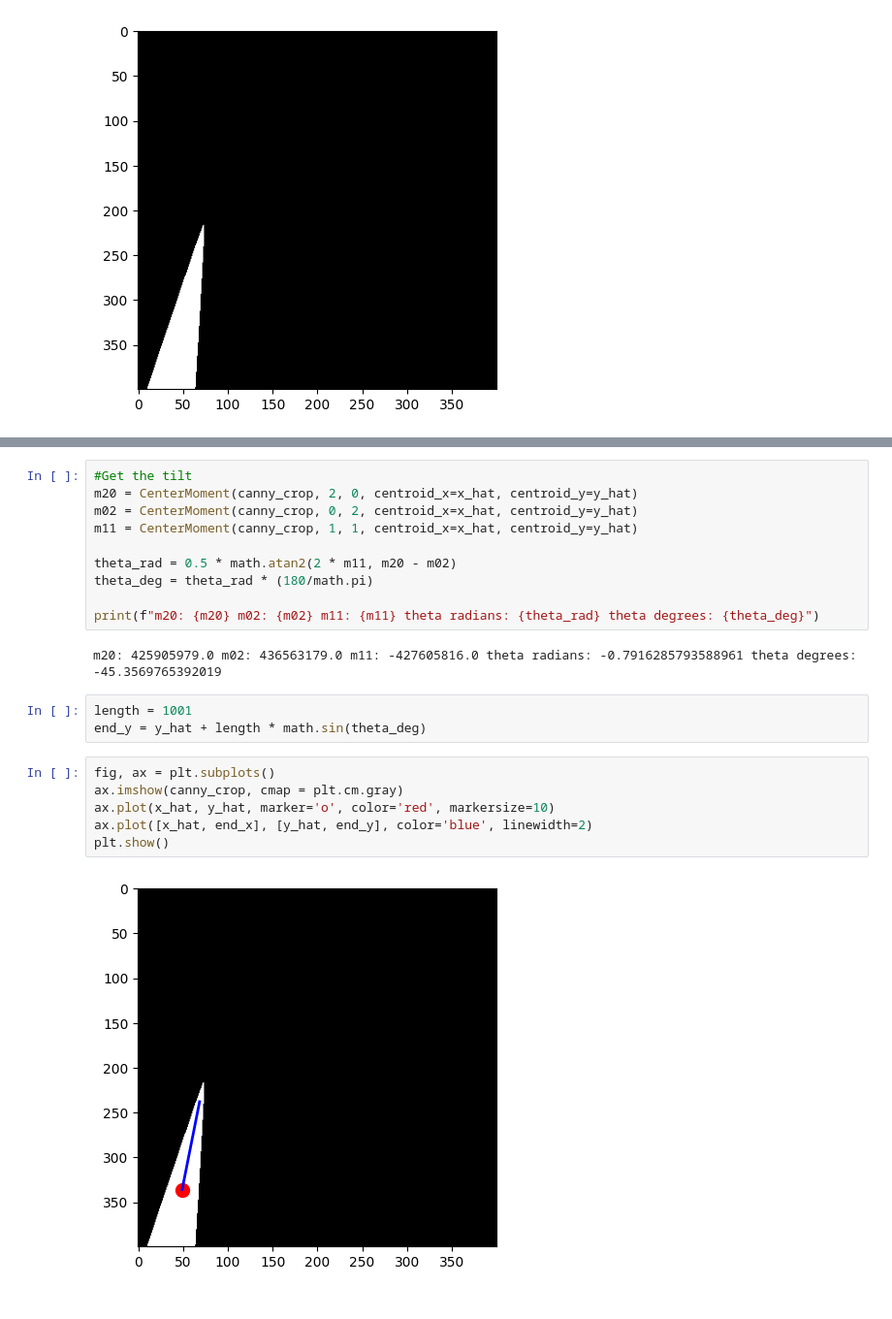
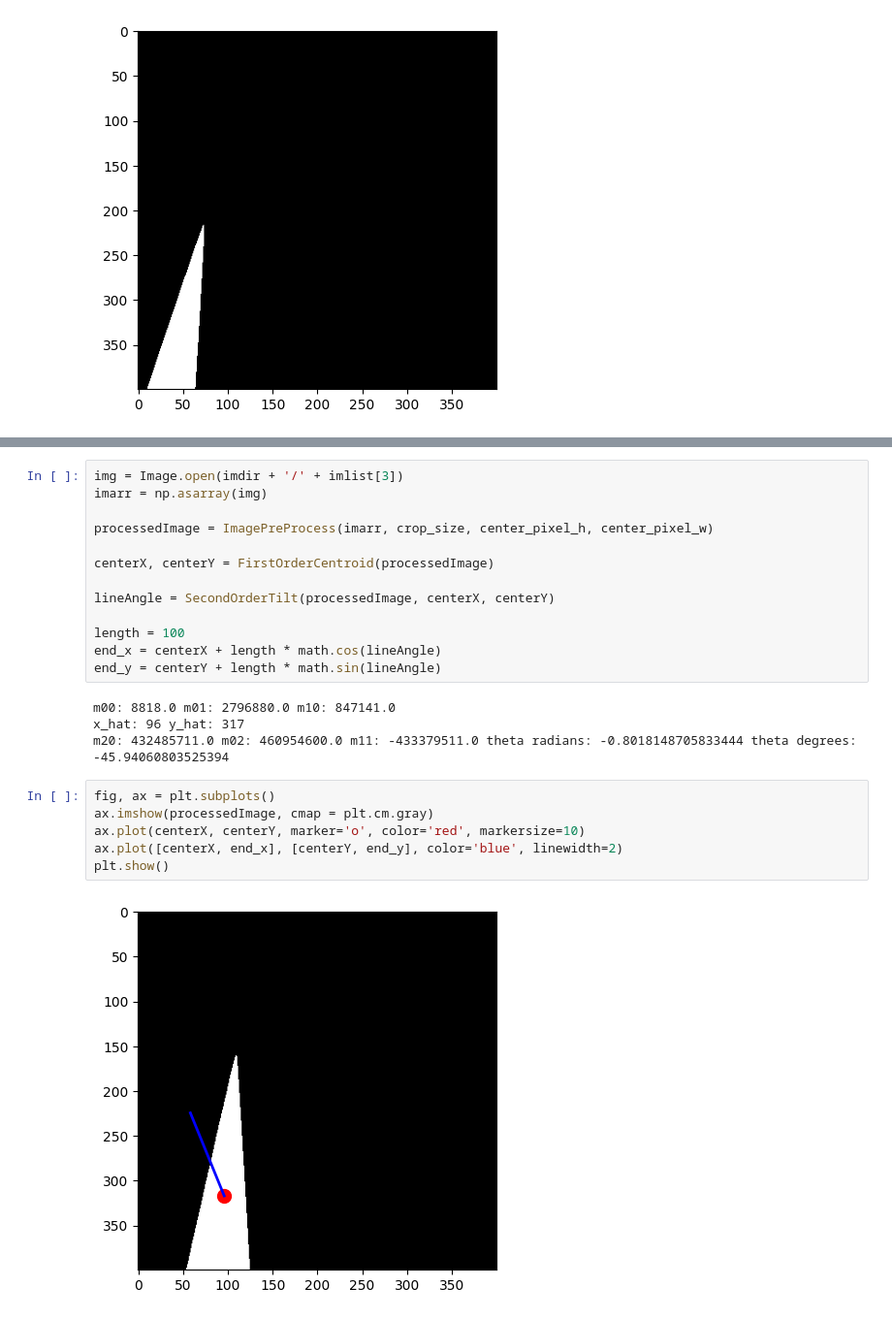
Before and after one commit to ohernpaul/LineFollower_Sim2Real, a Jupyter notebook: src/linepreprocessor/linepreprocessor/test_segmentation.ipynb, the cells around one changed output, grey strips where cells are left out. Shown at 97% size. Drawn from its saved outputs; the diff is of its cells as text.

Commit message:
Formalized centroid flow with functions

```diff
--- a/src/linepreprocessor/linepreprocessor/test_segmentation.ipynb
+++ b/src/linepreprocessor/linepreprocessor/test_segmentation.ipynb
@@ -127,23 +151,25 @@ x_hat: 49 y_hat: 336
-# %%
-#Get the tilt
-m20 = CenterMoment(canny_crop, 2, 0, centroid_x=x_hat, centroid_y=y_hat)
-m02 = CenterMoment(canny_crop, 0, 2, centroid_x=x_hat, centroid_y=y_hat)
-m11 = CenterMoment(canny_crop, 1, 1, centroid_x=x_hat, centroid_y=y_hat)
-
-theta_rad = 0.5 * math.atan2(2 * m11, m20 - m02)
-theta_deg = theta_rad * (180/math.pi)
-
-print(f"m20: {m20} m02: {m02} m11: {m11} theta radians: {theta_rad} theta degrees: {theta_deg}")
-# %% [output]
-m20: 425905979.0 m02: 436563179.0 m11: -427605816.0 theta radians: -0.7916285793588961 theta degrees: -45.3569765392019
-# %%
-length = 1001
-end_y = y_hat + length * math.sin(theta_deg)
-# %%
-fig, ax = plt.subplots()
-ax.imshow(canny_crop, cmap = plt.cm.gray)
-ax.plot(x_hat, y_hat, marker='o', color='red', markersize=10)
-ax.plot([x_hat, end_x], [y_hat, end_y], color='blue', linewidth=2)
-plt.show()
-# %% [output]
-[figure, removed]
+# %%
+img = Image.open(imdir + '/' + imlist[3])
+imarr = np.asarray(img)
+
+processedImage = ImagePreProcess(imarr, crop_size, center_pixel_h, center_pixel_w)
+
+centerX, centerY = FirstOrderCentroid(processedImage)
+
+lineAngle = SecondOrderTilt(processedImage, centerX, centerY)
+
+length = 100
+end_x = centerX + length * math.cos(lineAngle)
+end_y = centerY + length * math.sin(lineAngle)
+# %% [output]
+m00: 8818.0 m01: 2796880.0 m10: 847141.0
+x_hat: 96 y_hat: 317
+m20: 432485711.0 m02: 460954600.0 m11: -433379511.0 theta radians: -0.8018148705833444 theta degrees: -45.94060803525394
+# %%
+fig, ax = plt.subplots()
+ax.imshow(processedImage, cmap = plt.cm.gray)
+ax.plot(centerX, centerY, marker='o', color='red', markersize=10)
+ax.plot([centerX, end_x], [centerY, end_y], color='blue', linewidth=2)
+plt.show()
+# %% [output]
+[figure, added]
```
Also changed, not shown: parts of 2 cells of this notebook.
